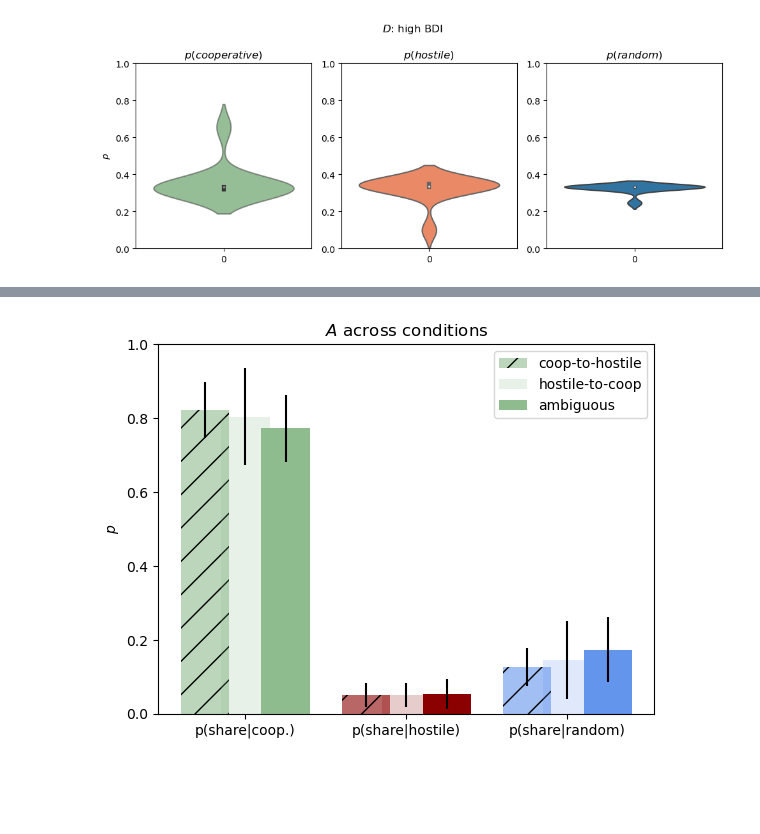
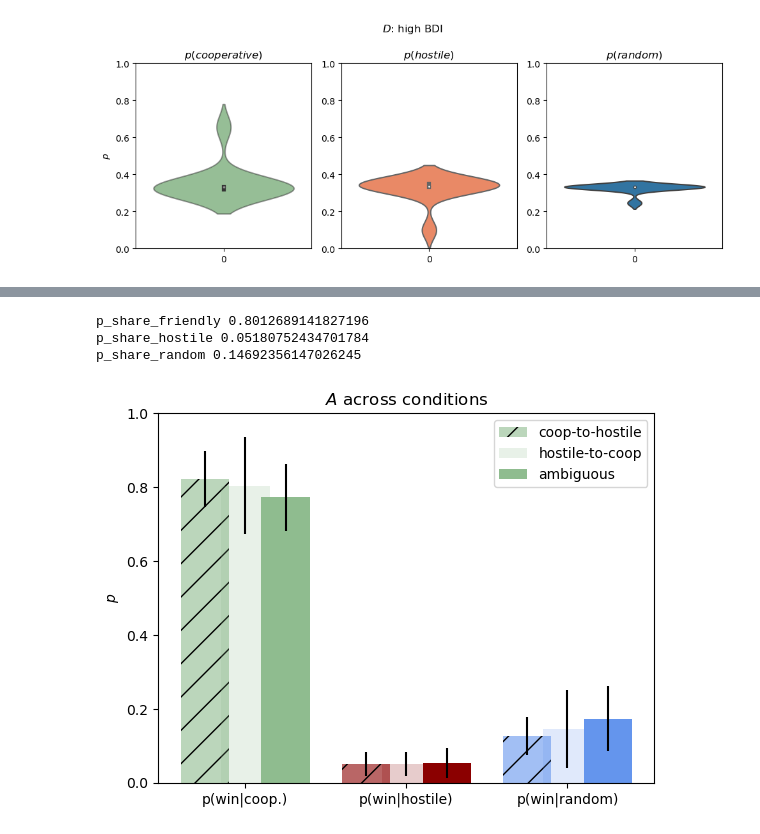
Before and after one commit to Eckertal/pymdp_depression, a Jupyter notebook: fitting/opt_results.ipynb, the cells around one changed output, grey strips where cells are left out. Saved outputs shown, nothing was run; the diff lists cells and outputs as text; code cells hidden in the pictures; blank space fills up the shorter version.

```diff
--- a/fitting/opt_results.ipynb
+++ b/fitting/opt_results.ipynb
@@ -433,29 +540,38 @@ plt.savefig('A_low_high_BDI.svg')
+# %%
+# MEAN A parameters
+data_all.columns = ['p_share_friendly', 'p_share_hostile', 'p_share_random']
+for col in data_all.columns:
+    print(col, data_all[col].mean())
+# %% [output]
+p_share_friendly 0.8012689141827196
+p_share_hostile 0.05180752434701784
+p_share_random 0.14692356147026245
 # %%
-# catch c data per condition.
+# catch A data per condition.
 np_a = [val for key, val in dict(df_p['A']).items() if key in np_sbj]
 pn_a = [val for key, val in dict(df_p['A']).items() if key in pn_sbj]
 rand_a = [val for key, val in dict(df_p['A']).items() if key in rand_sbj]
 
 data_np = make_plottable(np_a)
 data_pn = make_plottable(pn_a)
 data_rand  = make_plottable(rand_a)
 
 
 plt.bar(np.arange(1,4,1), data_pn.mean(), alpha=0.6, width=0.3, color=cols, hatch='/',
         yerr=data_pn.std(), label='coop-to-hostile')
 plt.bar(np.arange(1.25,4.25, 1), data_np.mean(), width=0.3, color=cols,alpha=0.2, yerr=data_np.std(), label='hostile-to-coop')
 plt.bar(np.arange(1.5,4.5,1), data_rand.mean(), width=0.3, color=cols,
         yerr=data_rand.std(), label='ambiguous')
 
 plt.legend(loc='upper right')
-_=plt.xticks(np.arange(1.25,4.25,1), labels=['p(share|coop.)', 'p(share|hostile)', 'p(share|random)'])
+_=plt.xticks(np.arange(1.25,4.25,1), labels=['p(win|coop.)', 'p(win|hostile)', 'p(win|random)'])
 plt.title(r'$A$ across conditions')
 plt.ylabel(r'$p$')
 plt.ylim(0, 1)
 os.chdir(fig_path)
 plt.savefig('A_per_conditions_bar.svg')
 # %% [output]
-[figure, old version]
+[figure, new version]
 # %%
 # plot violin plot of A parameters
 plot_c_violin(all_a, title=str(r'$A$: all participants'), filename='A_violin_all_participants.svg', A=True)
```
Also changed, not shown: parts of 48 cells of this notebook, 38 other files.
